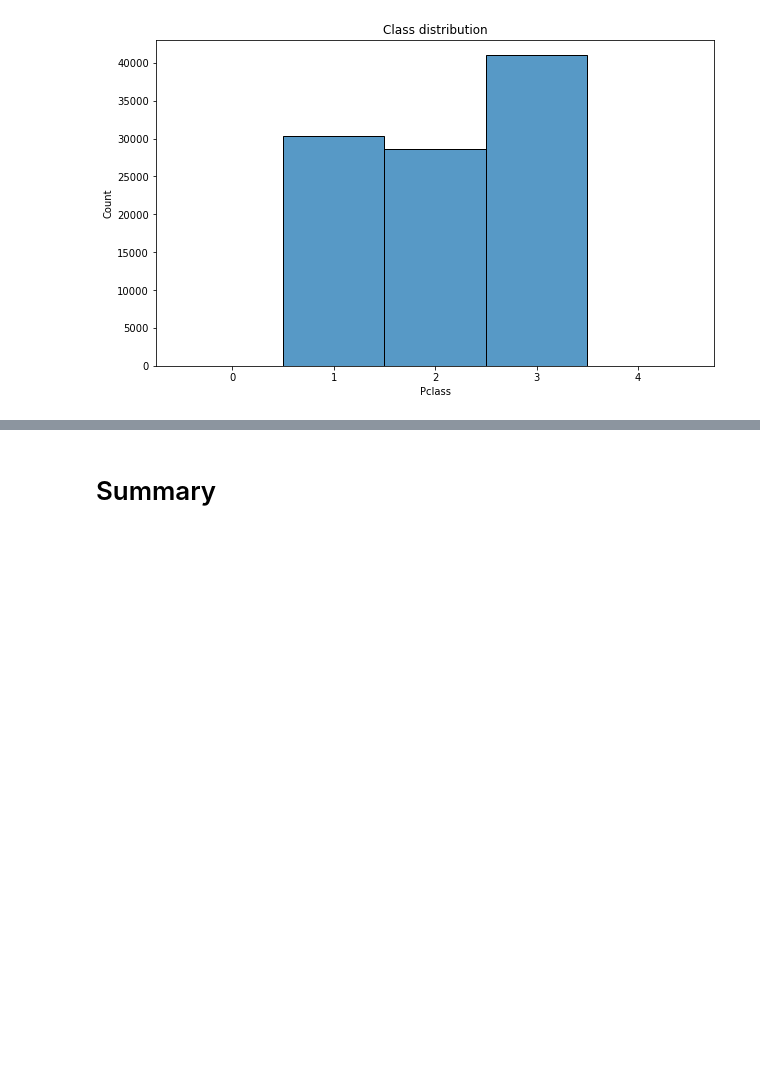
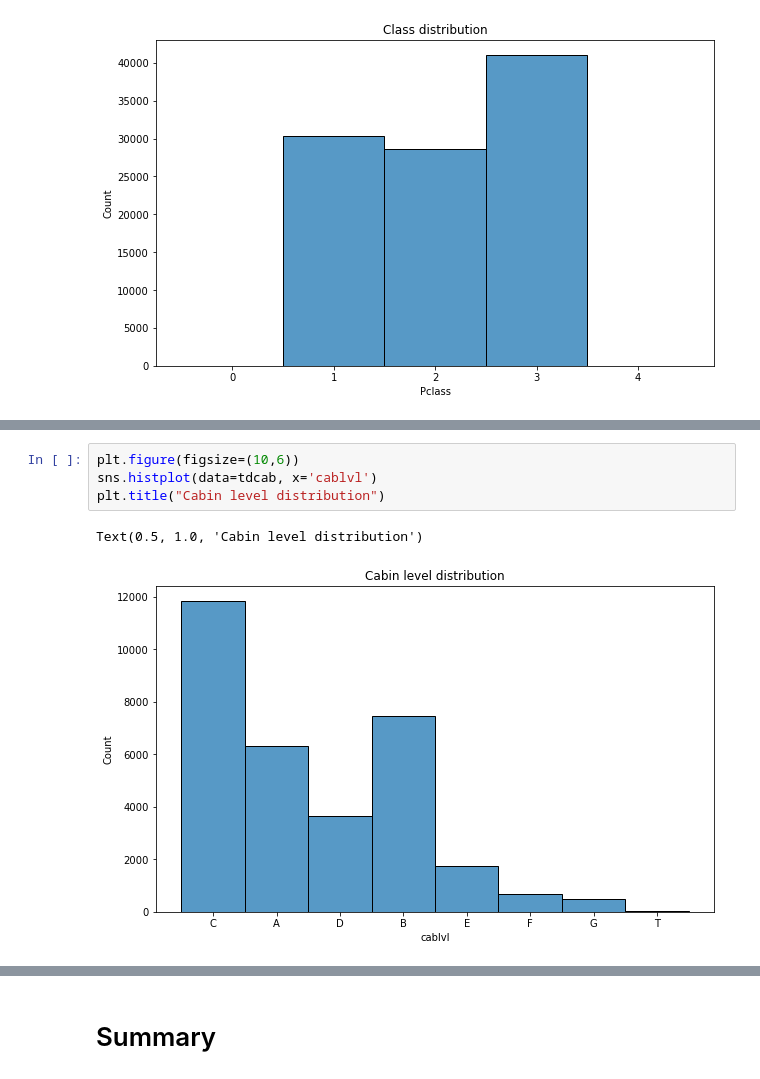
Before and after one commit to tshura/ml-intro, a Jupyter notebook: 2_data_exploration/eda.ipynb, the cells around one changed output, grey strips where cells are left out. Saved outputs shown, nothing was run; the diff lists cells and outputs as text; blank space fills up the shorter version.

```diff
--- a/2_data_exploration/eda.ipynb
+++ b/2_data_exploration/eda.ipynb
@@ -86,0 +123,7 @@ Text(0.5, 1.0, 'Embarked')
+# %%
+plt.figure(figsize=(10,6))
+sns.histplot(data=tdcab, x='cablvl')
+plt.title("Cabin level distribution")
+# %% [output]
+Text(0.5, 1.0, 'Cabin level distribution')
+[figure, added]
```
Also changed, not shown: parts of 22 cells of this notebook.
